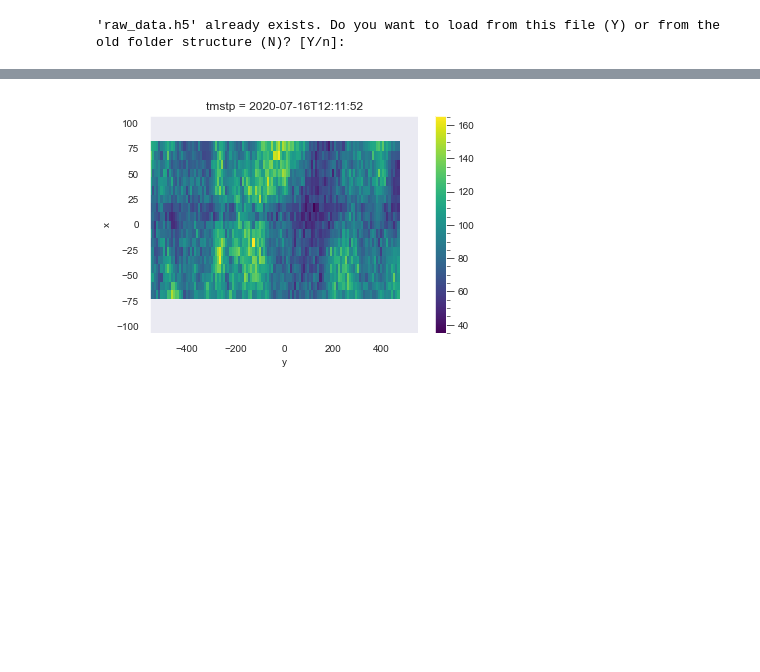
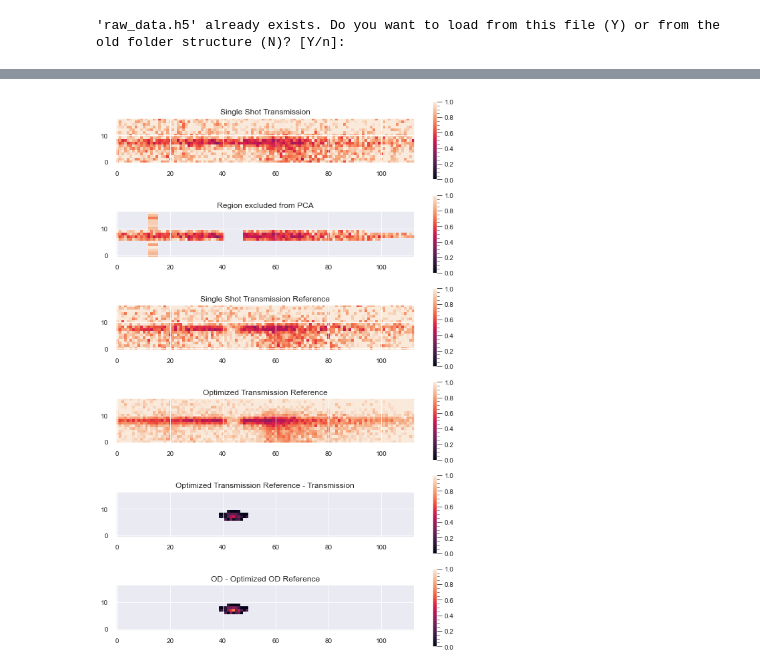
Before and after one commit to RydbergQD/rydanalysis, a Jupyter notebook: docs/InteractionEnhancedImagingTest.ipynb, the cells around one changed output, grey strips where cells are left out. Drawn from its saved outputs; the diff is of its cells as text; code cells hidden in the pictures; blank space fills up the shorter version.

Commit message:
refined reference for IEI

```diff
--- a/docs/InteractionEnhancedImagingTest.ipynb
+++ b/docs/InteractionEnhancedImagingTest.ipynb
@@ -19,56 +20,67 @@ seq = rydanalysis.OldStructure(path)
 # %%
 seq.save_raw_data()
 # %%
+importlib.reload(rydanalysis)
+from rydanalysis import *
 data = seq.raw_data#.groupby('Test1').mean()
 
 #mask = (abs(images.x)) * (abs(images.y))
 #image = images.image_01.sel(dDDSred=0, method='nearest').where(mask)/images.image_03.sel(dDDSred=0, method='nearest').where(mask)#-images.image_05.sel(dDDSred=0, method='nearest').where(mask)
-two_level=EITMask(image = data.image_01).get_mask(center_x=18,center_y=-160,width_x=25,width_y=800,width_eit=30)
-roi=EllipticalMask(image = data.image_01).get_mask(center_x=12,center_y=-168,width_x=20,width_y=40)
+two_level=EITMask(image = data.image_01).get_mask(center_x=12,center_y=-168,width_x=20,width_y=600,width_eit=30)
+roi=EllipticalMask(image = data.image_01).get_mask(center_x=12,center_y=-168,width_x=15,width_y=50)
 elliptical=EllipticalMask(image = data.image_01).get_mask(center_x=-20,center_y=-100,width_x=60,width_y=1000)
-#fringemask=PolygonMask(image = data.image_01).get_mask([13,-200])
-crop = RectangularMask(image = data.image_01).get_mask(center_x=5,center_y=-175, width_x=75, width_y=650)
 
-IEI=InteractionEnhancedImaging.from_raw_data(seq.raw_data,mask=elliptical,roi_mask=roi,crop_mask=crop,
-                                             absorption_ref_kwargs=dict(Test1=1))
-AI=AbsorptionImaging.from_raw_data(seq.raw_data,crop_mask=crop)
+crop = RectangularMask(image = data.image_01).get_mask(center_x=18,center_y=-175, width_x=70, width_y=600)
+
+IEI=InteractionEnhancedImaging.from_raw_data(seq.raw_data,mask=elliptical,roi_mask=two_level,crop_mask=crop,
+                                             absorption_ref_kwargs=dict(Test1=1),
+                                             pca_kwargs=dict(n_components=250))
+#AI=AbsorptionImaging.from_raw_data(seq.raw_data,crop_mask=crop)
 
 #print(absorptionpic.calculate_density(images.image_01.sel(tEXC=0, method='nearest')))
-IEI.absorption_reference[0].plot()
 #print(center_of_mass(imag[n].where(eit_roi)))
 
-imag=IEI.transmission_impurity
-single=IEI.absorption_images[0]
-ref=IEI.optimized_absorption_reference(IEI.absorption_reference)
-AIimag=AI.transmission
+trans=IEI.transmission
+deltatrans=IEI.delta_transmission
+deltaod=IEI.delta_optical_depth
+ref=IEI.transmission_reference
+opt_ref=IEI.optimized_transmission_reference(IEI.transmission)
+single=IEI.absorption_images
+
+#AIimag=AI.transmission
 
 for n in range(1,5):
 
     fig,ax = plt.subplots(6,figsize=(10,15))
-
-    ax[0].set_title('Absorption / Light Reference')
-    ax[0].imshow(AIimag[n], origin='bottom',vmin=0, vmax=1)
-    fig.colorbar(ax[0].imshow(AIimag[n], origin='bottom',vmin=0, vmax=1),ax=ax[0])
-
-    ax[1].set_title('Region excluded from PCA')
-    ax[1].imshow(AIimag[n].where(roi), origin='bottom',vmin=0, vmax=1)
-    fig.colorbar(ax[1].imshow(AIimag[n].where(roi), origin='bottom',vmin=0, vmax=1),ax=ax[1])
-
-    ax[2].set_title('Single Shot Absorption')
-    ax[2].imshow(single.where(crop), origin='bottom')
-    fig.colorbar(ax[2].imshow(single.where(crop), origin='bottom'),ax=ax[2])
-
-    ax[3].set_title('Absorption Reference Image')
-    ax[3].imshow(ref[n], origin='bottom')
-    fig.colorbar(ax[3].imshow(ref[n], origin='bottom'),ax=ax[3])
-
-    ax[4].set_title('Absorption / Absorption Reference')
-    ax[4].imshow(imag[n], origin='bottom',vmin=0, vmax=1)
-    fig.colorbar(ax[4].imshow(imag[n], origin='bottom',vmin=0, vmax=1),ax=ax[4])
-
-    ax[5].set_title('Difference to single shot ')
-    ax[5].imshow(AIimag[n]-imag[n], origin='bottom')
-    fig.colorbar(ax[5].imshow(AIimag[n]-imag[n], origin='bottom',cmap='coolwarm'),ax=ax[5])
-
+    pic=0
+    #ax[0].set_title('Absorption / Light Reference')
+    #ax[0].imshow(AIimag[n].where(elliptical), origin='bottom',vmin=0, vmax=1)
+    #fig.colorbar(ax[0].imshow(AIimag[n].where(elliptical), origin='bottom',vmin=0, vmax=1),ax=ax[0])
+    ax[pic].set_title('Single Shot Transmission')
+    ax[pic].imshow(trans[n], origin='bottom',vmin=0, vmax=1)
+    fig.colorbar(ax[pic].imshow(trans[n], origin='bottom',vmin=0, vmax=1),ax=ax[pic])
+    pic+=1
+    ax[pic].set_title('Region excluded from PCA')
+    ax[pic].imshow(trans[n][n].where(two_level), origin='bottom',vmin=0, vmax=1)
+    fig.colorbar(ax[pic].imshow(trans[n].where(two_level), origin='bottom',vmin=0, vmax=1),ax=ax[pic])
+    pic+=1
+    #ax[2].set_title('Single Shot Absorption')
+    #ax[2].imshow(single[n], origin='bottom',vmin=40, vmax=150)
+    #fig.colorbar(ax[2].imshow(single[n], origin='bottom',vmin=40, vmax=150),ax=ax[2])
+    ax[pic].set_title('Single Shot Transmission Reference')
+    ax[pic].imshow(ref[n], origin='bottom',vmin=0, vmax=1)
+    fig.colorbar(ax[pic].imshow(ref[n], origin='bottom',vmin=0, vmax=1),ax=ax[pic])
+    pic+=1
+    ax[pic].set_title('Optimized Transmission Reference')
+    ax[pic].imshow(opt_ref[n], origin='bottom',vmin=0, vmax=1)
+    fig.colorbar(ax[pic].imshow(opt_ref[n], origin='bottom',vmin=0, vmax=1),ax=ax[pic])
+    pic+=1
+    ax[pic].set_title('Optimized Transmission Reference - Transmission')
+    ax[pic].imshow(deltatrans[n].where(roi), origin='bottom',vmin=0, vmax=1)
+    fig.colorbar(ax[pic].imshow(deltatrans[n].where(roi), origin='bottom',vmin=0, vmax=1),ax=ax[pic])
+    pic+=1
+    ax[pic].set_title('OD - Optimized OD Reference')
+    ax[pic].imshow(deltaod[n].where(roi), origin='bottom',vmin=0, vmax=1)
+    fig.colorbar(ax[pic].imshow(deltaod[n].where(roi), origin='bottom',vmin=0, vmax=1),ax=ax[pic])
     plt.show()
 # %% [output]
@@ -76 +89 @@ AttributeError: 'InteractionEnhancedImaging' object has no attribute 'absorption
-[figure, old version]
+[figure, new version]
```
Also changed, not shown: parts of 9 cells of this notebook, 2 other files.
